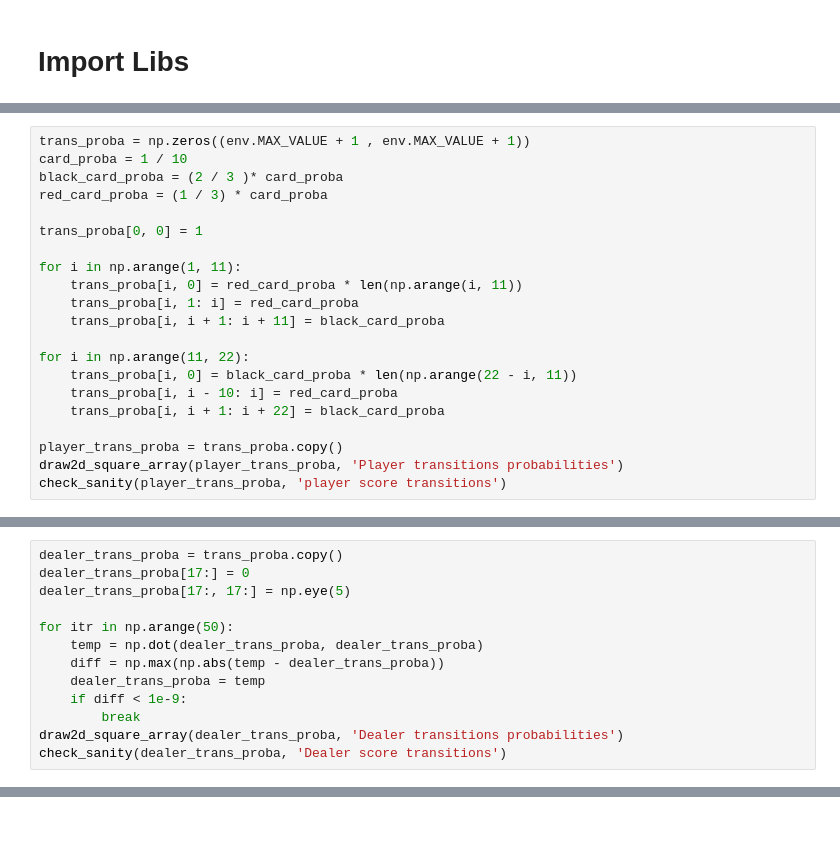
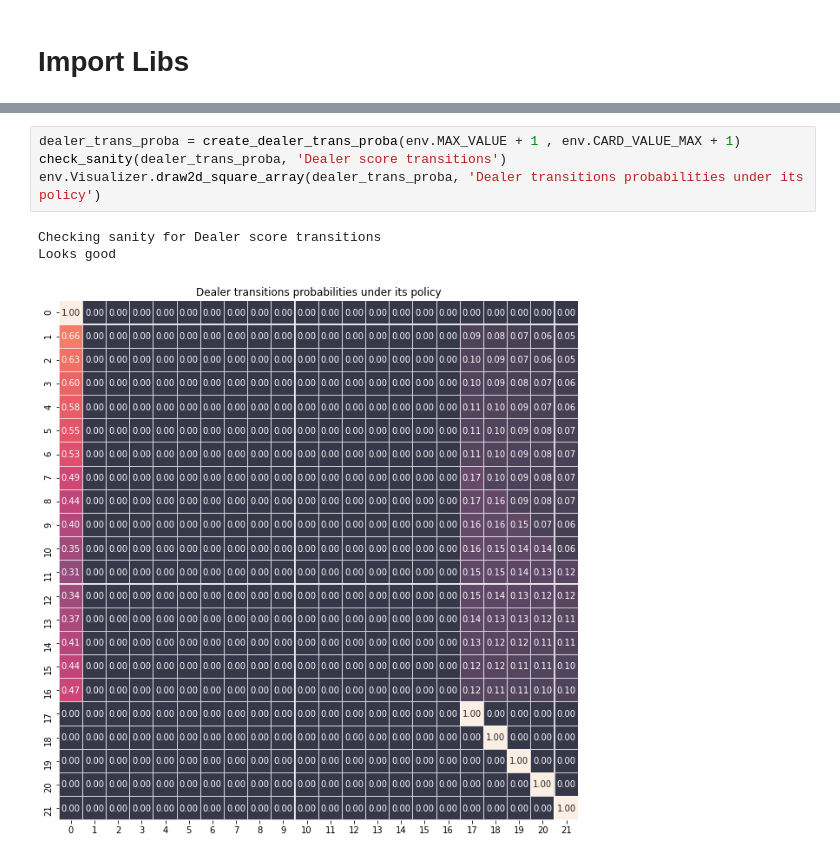
Before and after one commit to basselkassem/easy21, a Jupyter notebook: Dynamic_Programing.ipynb, the cells around one changed output, grey strips where cells are left out. Cells and saved outputs as stored; diff of their text form; blank space fills up the shorter version.

Commit message:
visualize results

```diff
--- a/Dynamic_Programing.ipynb
+++ b/Dynamic_Programing.ipynb
@@ -195,21 +17,0 @@ def check_sanity(proba_dist, name):
-# %%
-trans_proba = np.zeros((env.MAX_VALUE + 1 , env.MAX_VALUE + 1))
-card_proba = 1 / 10
-black_card_proba = (2 / 3 )* card_proba
-red_card_proba = (1 / 3) * card_proba
-
-trans_proba[0, 0] = 1
-
-for i in np.arange(1, 11):
-    trans_proba[i, 0] = red_card_proba * len(np.arange(i, 11))
-    trans_proba[i, 1: i] = red_card_proba
-    trans_proba[i, i + 1: i + 11] = black_card_proba
-
-for i in np.arange(11, 22):
-    trans_proba[i, 0] = black_card_proba * len(np.arange(22 - i, 11))
-    trans_proba[i, i - 10: i] = red_card_proba
-    trans_proba[i, i + 1: i + 22] = black_card_proba
-
-player_trans_proba = trans_proba.copy()
-draw2d_square_array(player_trans_proba, 'Player transitions probabilities')
-check_sanity(player_trans_proba, 'player score transitions')
@@ -223,13 +17,0 @@ Let P be the transaction matrix of a Markov chain. The ij_the element p_ij in th
-# %%
-dealer_trans_proba = trans_proba.copy()
-dealer_trans_proba[17:] = 0
-dealer_trans_proba[17:, 17:] = np.eye(5)
-
-for itr in np.arange(50):
-    temp = np.dot(dealer_trans_proba, dealer_trans_proba)
-    diff = np.max(np.abs(temp - dealer_trans_proba))
-    dealer_trans_proba = temp
-    if diff < 1e-9:
-        break
-draw2d_square_array(dealer_trans_proba, 'Dealer transitions probabilities')
-check_sanity(dealer_trans_proba, 'Dealer score transitions')
@@ -259,0 +118,8 @@ draw2d_array(rewards_stick, 'Expected reward for stick')
+# %%
+dealer_trans_proba = create_dealer_trans_proba(env.MAX_VALUE + 1 , env.CARD_VALUE_MAX + 1)
+check_sanity(dealer_trans_proba, 'Dealer score transitions')
+env.Visualizer.draw2d_square_array(dealer_trans_proba, 'Dealer transitions probabilities under its policy')
+# %% [output]
+Checking sanity for Dealer score transitions
+Looks good
+[figure, added]
```
Also changed, not shown: parts of 47 cells of this notebook.
